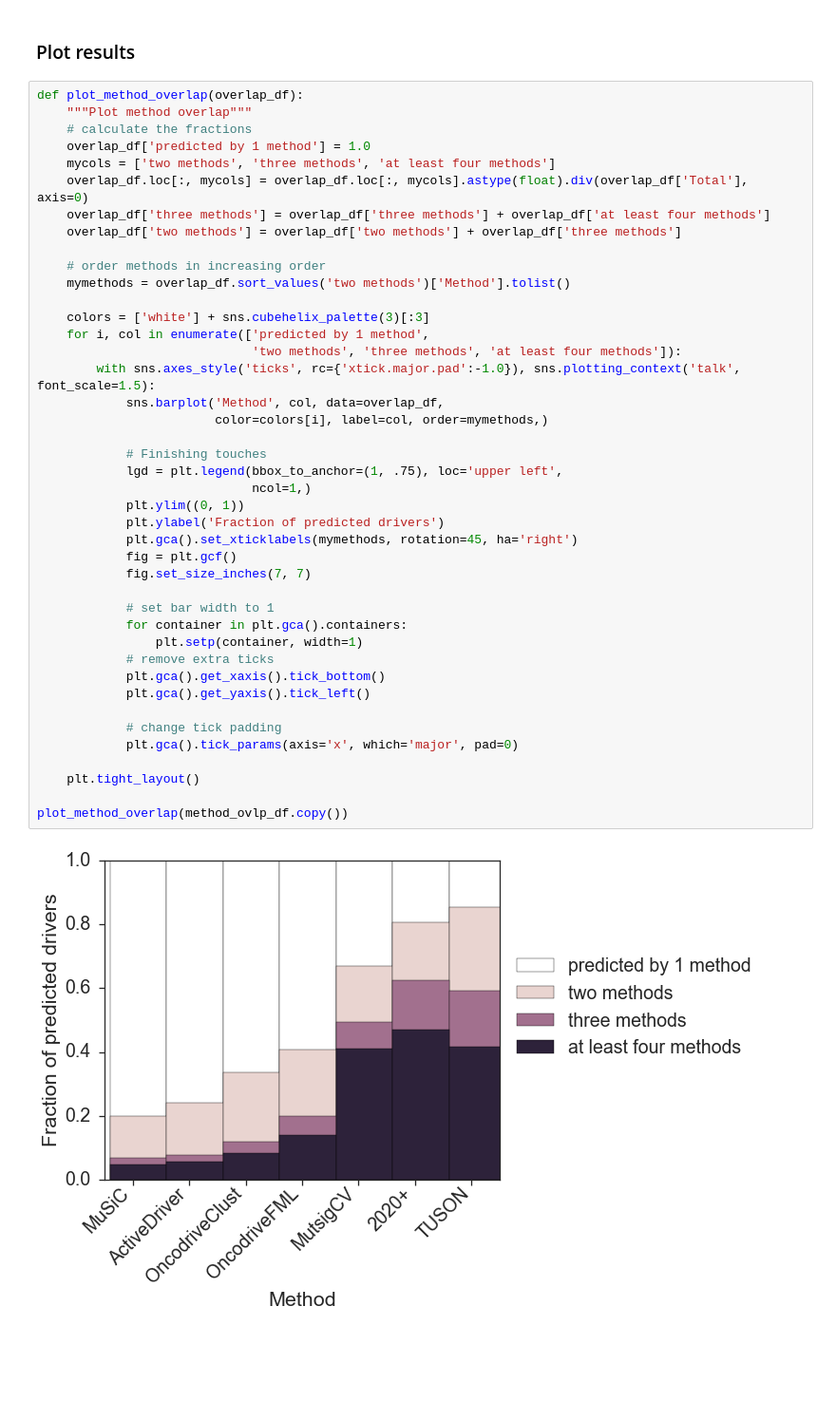
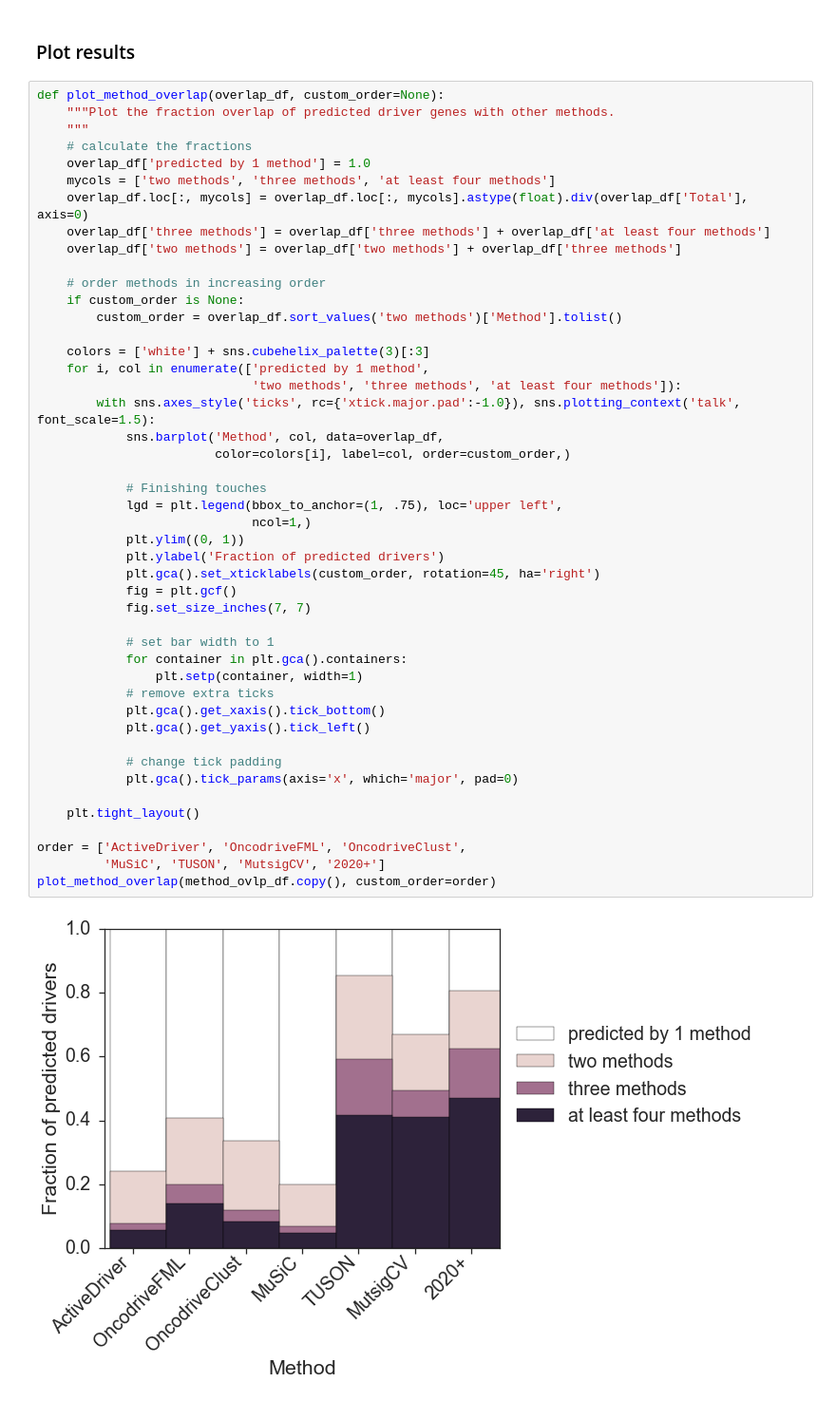
Before and after one commit to KarchinLab/Tokheim_PNAS_2016, a Jupyter notebook: method concensus.ipynb, the cells around one changed output. Shown at 95% size. Drawn from its saved outputs; the diff is of its cells as text; blank space fills up the shorter version.

```diff
--- a/method concensus.ipynb
+++ b/method concensus.ipynb
@@ -106,8 +112,9 @@ method_ovlp_df
 # %% [markdown]
 ### Plot results
 # %%
-def plot_method_overlap(overlap_df):
-    """Plot method overlap"""
+def plot_method_overlap(overlap_df, custom_order=None):
+    """Plot the fraction overlap of predicted driver genes with other methods.
+    """
     # calculate the fractions
     overlap_df['predicted by 1 method'] = 1.0
     mycols = ['two methods', 'three methods', 'at least four methods']
@@ -116,36 +123,39 @@ def plot_method_overlap(overlap_df):
     overlap_df['two methods'] = overlap_df['two methods'] + overlap_df['three methods']
 
     # order methods in increasing order
-    mymethods = overlap_df.sort_values('two methods')['Method'].tolist()
+    if custom_order is None:
+        custom_order = overlap_df.sort_values('two methods')['Method'].tolist()
 
     colors = ['white'] + sns.cubehelix_palette(3)[:3]
     for i, col in enumerate(['predicted by 1 method',
                              'two methods', 'three methods', 'at least four methods']):
         with sns.axes_style('ticks', rc={'xtick.major.pad':-1.0}), sns.plotting_context('talk', font_scale=1.5):
             sns.barplot('Method', col, data=overlap_df,
-                        color=colors[i], label=col, order=mymethods,)
+                        color=colors[i], label=col, order=custom_order,)
 
             # Finishing touches
             lgd = plt.legend(bbox_to_anchor=(1, .75), loc='upper left',
                              ncol=1,)
             plt.ylim((0, 1))
             plt.ylabel('Fraction of predicted drivers')
-            plt.gca().set_xticklabels(mymethods, rotation=45, ha='right')
+            plt.gca().set_xticklabels(custom_order, rotation=45, ha='right')
             fig = plt.gcf()
             fig.set_size_inches(7, 7)
 
             # set bar width to 1
             for container in plt.gca().containers:
                 plt.setp(container, width=1)
             # remove extra ticks
             plt.gca().get_xaxis().tick_bottom()
             plt.gca().get_yaxis().tick_left()
 
             # change tick padding
             plt.gca().tick_params(axis='x', which='major', pad=0)
 
     plt.tight_layout()
 
-plot_method_overlap(method_ovlp_df.copy())
+order = ['ActiveDriver', 'OncodriveFML', 'OncodriveClust',
+         'MuSiC', 'TUSON', 'MutsigCV', '2020+']
+plot_method_overlap(method_ovlp_df.copy(), custom_order=order)
 # %% [output]
-[figure, old version]
+[figure, new version]
```
Also changed, not shown: parts of 7 cells of this notebook, 3 other files.
